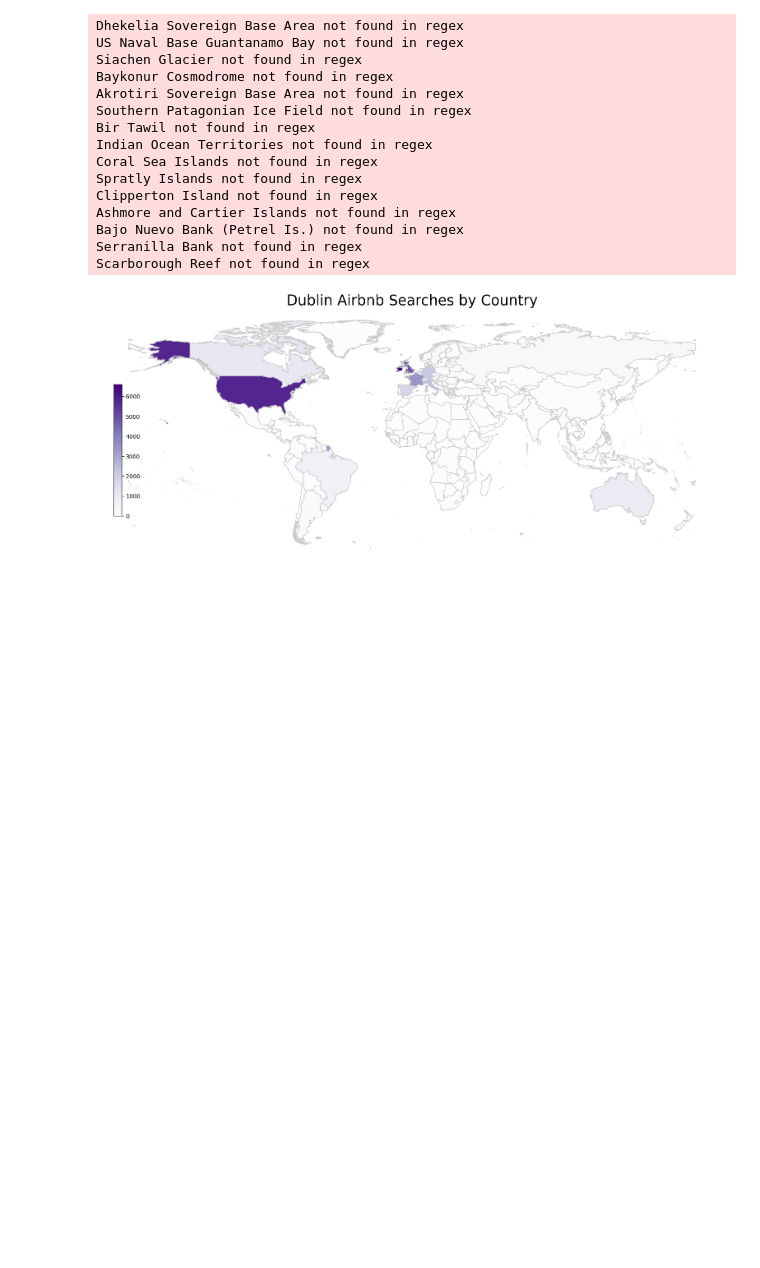
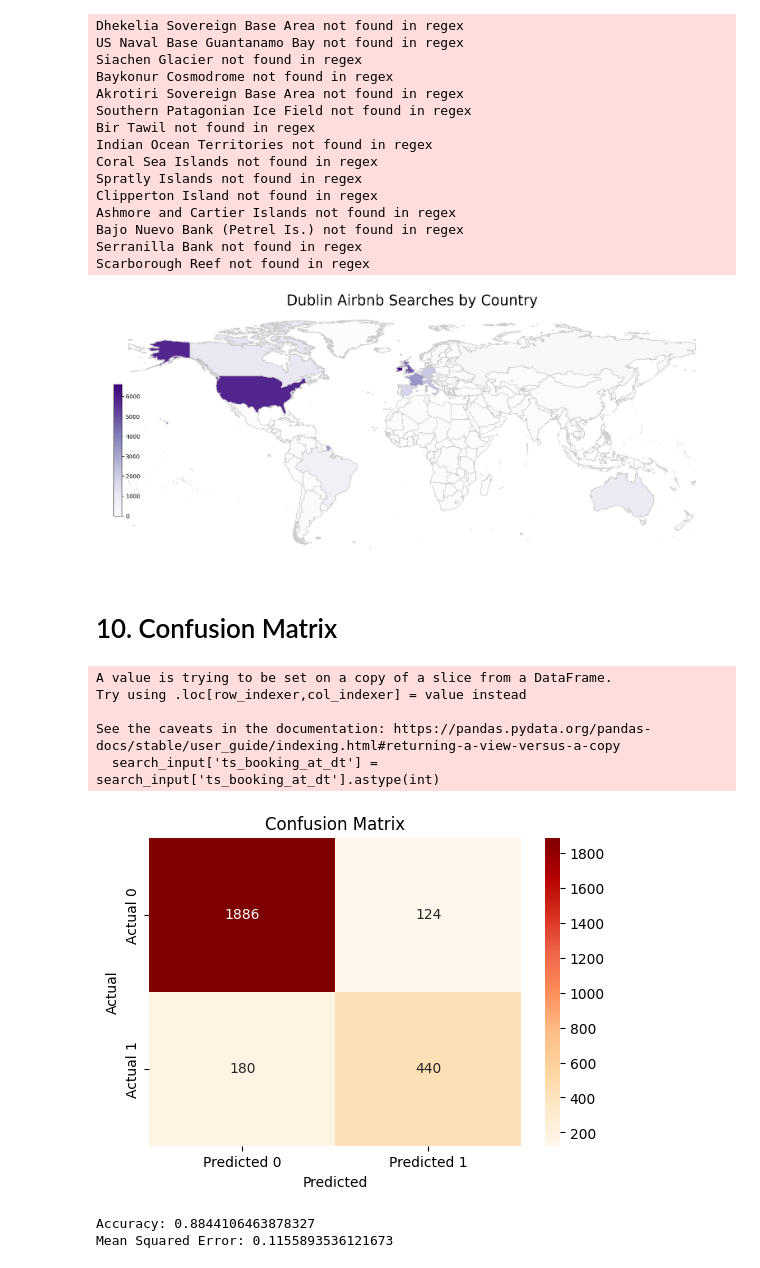
Before and after one commit to ango10/DATA24-, a Jupyter notebook: EDA_final.ipynb, the cells around one changed output. Cells and saved outputs as stored; diff of their text form; code cells hidden in the pictures; blank space fills up the shorter version.

Commit message:
with confusion matrix

```diff
--- a/EDA_final.ipynb
+++ b/EDA_final.ipynb
@@ -385,6 +391,52 @@ Bajo Nuevo Bank (Petrel Is.) not found in regex
 Serranilla Bank not found in regex
 Scarborough Reef not found in regex
 [figure]
+# %% [markdown]
+# 10. Confusion Matrix
+# %%
+search_input = searches_contacts[['n_nights', 'n_guests_max', 'filter_price_max', 'n_messages', 'ts_booking_at_dt']]
+
+for i in range(len(search_input)):
+    if pd.isna(search_input.loc[i, 'ts_booking_at_dt']):
+        search_input.loc[i, 'ts_booking_at_dt'] = 0
+    else:
+        search_input.loc[i, 'ts_booking_at_dt'] = 1
+
+search_input['ts_booking_at_dt'] = search_input['ts_booking_at_dt'].astype(int)
+search_input = search_input.dropna()
+search_input['filter_price_max'] = search_input['filter_price_max'].astype(int)
+inputs = search_input[['n_nights', 'n_guests_max', 'filter_price_max', 'n_messages']]
+outputs = search_input['ts_booking_at_dt']
+
+X_train, X_test, y_train, y_test = train_test_split(inputs, outputs, test_size=0.2, random_state=42)
+model = DecisionTreeClassifier()
+model.fit(X_train, y_train)
+y_pred = model.predict(X_test)
+
+cm = confusion_matrix(y_test, y_pred)
+plt.figure(figsize=(6, 4))
+sns.heatmap(cm, annot=True, cmap="OrRd", fmt='g',
+            xticklabels=['Predicted 0', 'Predicted 1'],
+            yticklabels=['Actual 0', 'Actual 1'])
+plt.xlabel('Predicted')
+plt.ylabel('Actual')
+plt.title('Confusion Matrix')
+plt.show()
+
+accuracy = accuracy_score(y_test, y_pred)
+print("\nAccuracy:", accuracy)
+
+mse = mean_squared_error(y_test, y_pred)
+print("Mean Squared Error:", mse)
+# %% [output]
+A value is trying to be set on a copy of a slice from a DataFrame.
+Try using .loc[row_indexer,col_indexer] = value instead
+
+See the caveats in the documentation: https://pandas.pydata.org/pandas-docs/stable/user_guide/indexing.html#returning-a-view-versus-a-copy
+  search_input['ts_booking_at_dt'] = search_input['ts_booking_at_dt'].astype(int)
+[figure, added]
+Accuracy: 0.8844106463878327
+Mean Squared Error: 0.1155893536121673
 # %% [markdown]
 <a style='text-decoration:none;line-height:16px;display:flex;color:#5B5B62;padding:10px;justify-content:end;' href='https://deepnote.com?utm_source=created-in-deepnote-cell&projectId=6cced6a8-fe40-40d7-b88b-a3eb124108df' target="_blank">
 <img alt='Created in deepnote.com' style='display:inline;max-height:16px;margin:0px;margin-right:7.5px;' src='embedded-picture-1' > </img>
```
Also changed, not shown: parts of 2 cells of this notebook.
